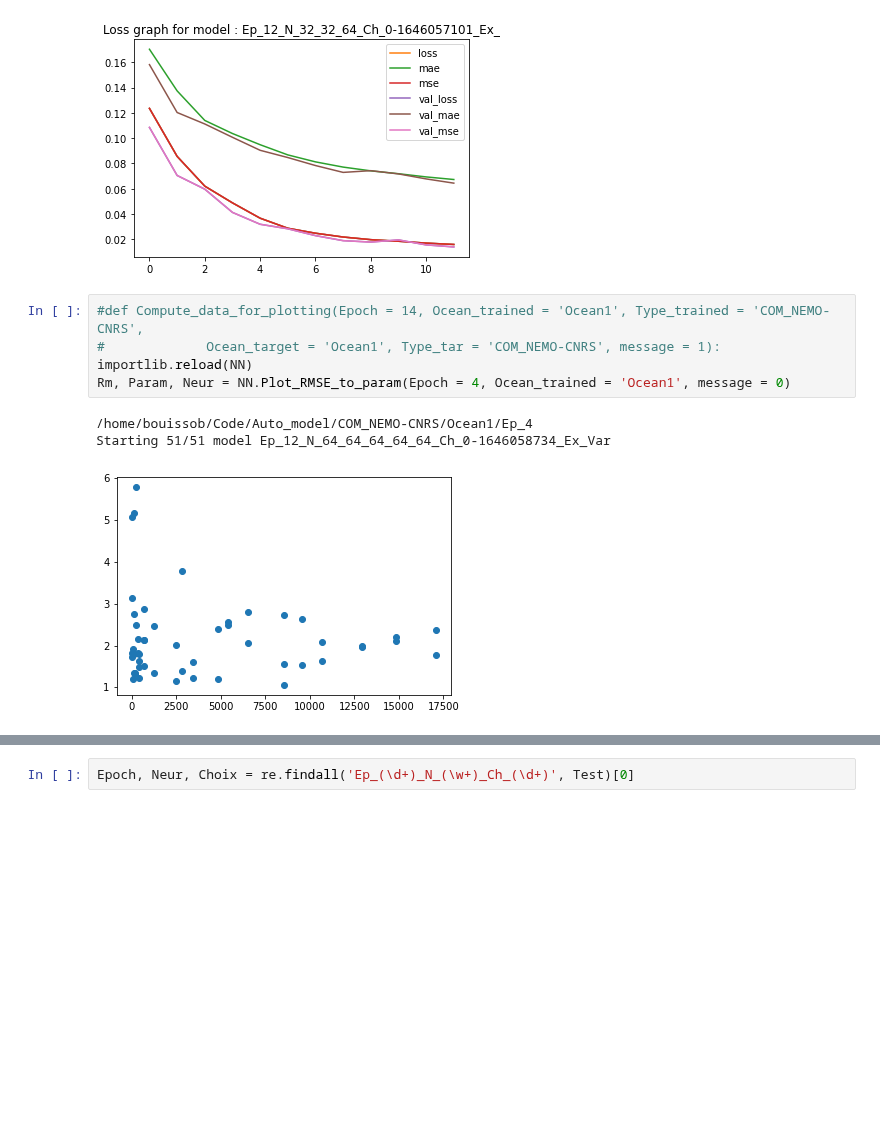
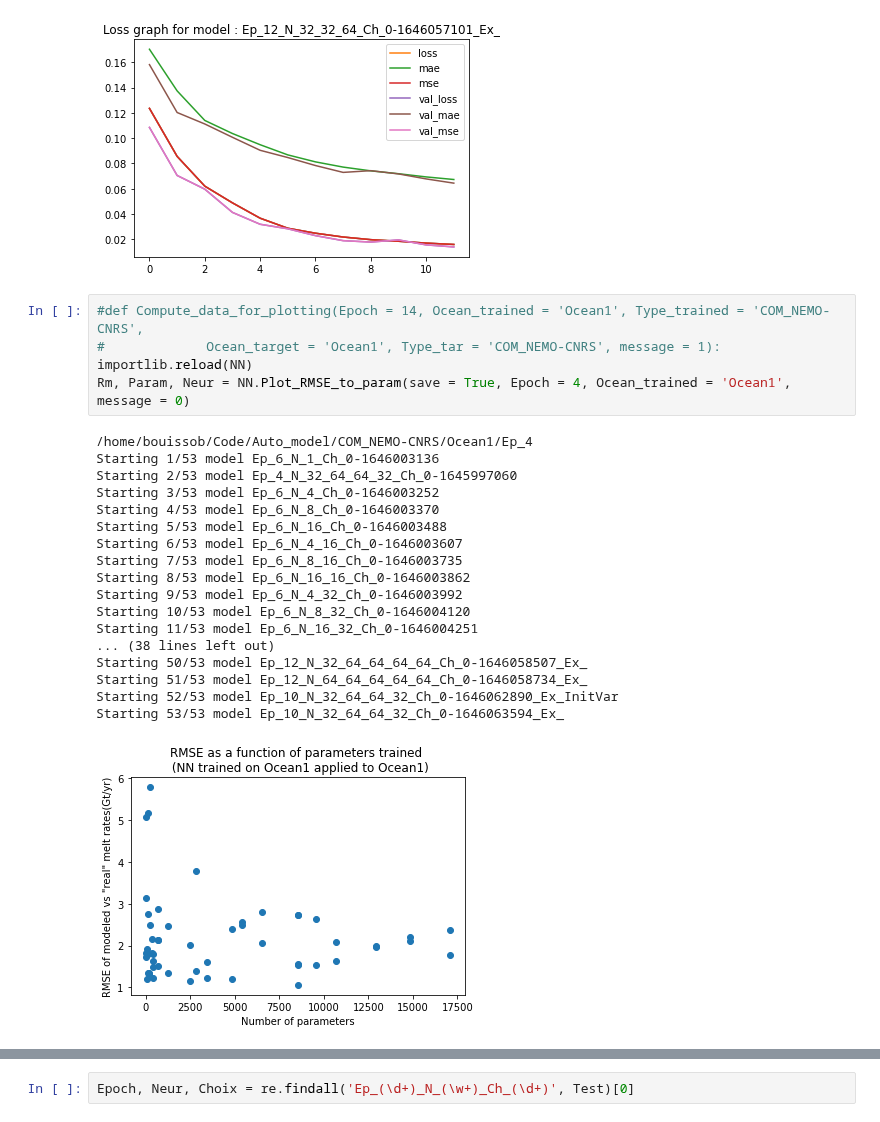
Before and after one commit to BenBouiss/NN_intern_2022, a Jupyter notebook: Class_NN_test.ipynb, the cells around one changed output, grey strips where cells are left out. Drawn from its saved outputs; the diff is of its cells as text; blank space fills up the shorter version.

```diff
--- a/Class_NN_test.ipynb
+++ b/Class_NN_test.ipynb
@@ -127,9 +128,24 @@ NN.Plot_loss_model(ind = 15, Epoch = 12, Ocean = 'Ocean1', Exact = 1)
 # %%
 #def Compute_data_for_plotting(Epoch = 14, Ocean_trained = 'Ocean1', Type_trained = 'COM_NEMO-CNRS',
 #             Ocean_target = 'Ocean1', Type_tar = 'COM_NEMO-CNRS', message = 1):
 importlib.reload(NN)
-Rm, Param, Neur = NN.Plot_RMSE_to_param(Epoch = 4, Ocean_trained = 'Ocean1', message = 0)
+Rm, Param, Neur = NN.Plot_RMSE_to_param(save = True, Epoch = 4, Ocean_trained = 'Ocean1', message = 0)
 # %% [output]
 /home/bouissob/Code/Auto_model/COM_NEMO-CNRS/Ocean1/Ep_4
-Starting 51/51 model Ep_12_N_64_64_64_64_64_Ch_0-1646058734_Ex_Var
+Starting 1/53 model Ep_6_N_1_Ch_0-1646003136
+Starting 2/53 model Ep_4_N_32_64_64_32_Ch_0-1645997060
+Starting 3/53 model Ep_6_N_4_Ch_0-1646003252
+Starting 4/53 model Ep_6_N_8_Ch_0-1646003370
+Starting 5/53 model Ep_6_N_16_Ch_0-1646003488
+Starting 6/53 model Ep_6_N_4_16_Ch_0-1646003607
+Starting 7/53 model Ep_6_N_8_16_Ch_0-1646003735
+Starting 8/53 model Ep_6_N_16_16_Ch_0-1646003862
+Starting 9/53 model Ep_6_N_4_32_Ch_0-1646003992
+Starting 10/53 model Ep_6_N_8_32_Ch_0-1646004120
+Starting 11/53 model Ep_6_N_16_32_Ch_0-1646004251
+... (38 lines left out)
+Starting 50/53 model Ep_12_N_32_64_64_64_64_Ch_0-1646058507_Ex_
+Starting 51/53 model Ep_12_N_64_64_64_64_64_Ch_0-1646058734_Ex_
+Starting 52/53 model Ep_10_N_32_64_64_32_Ch_0-1646062890_Ex_InitVar
+Starting 53/53 model Ep_10_N_32_64_64_32_Ch_0-1646063594_Ex_
-[figure, old version]
+[figure, new version]
```
Also changed, not shown: parts of 7 cells of this notebook, 31 other files.
